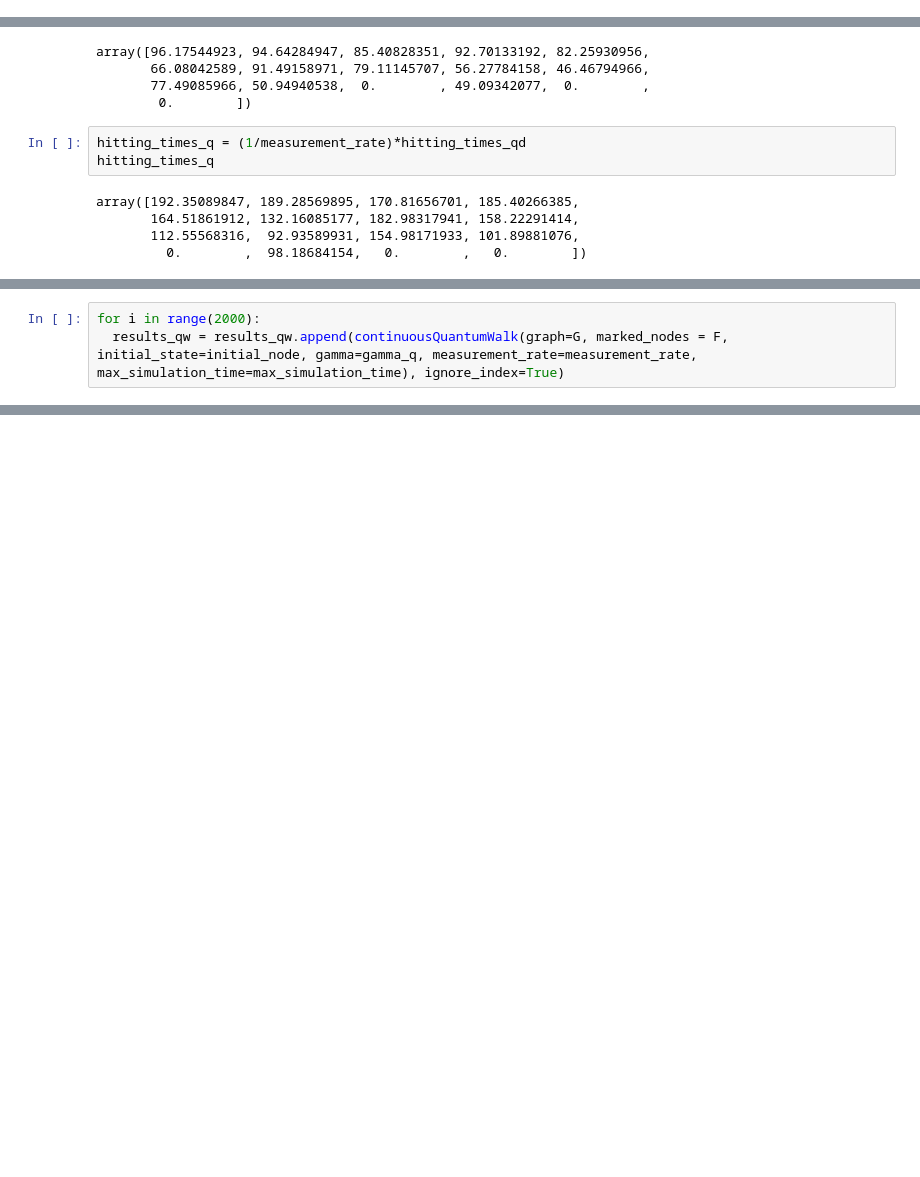
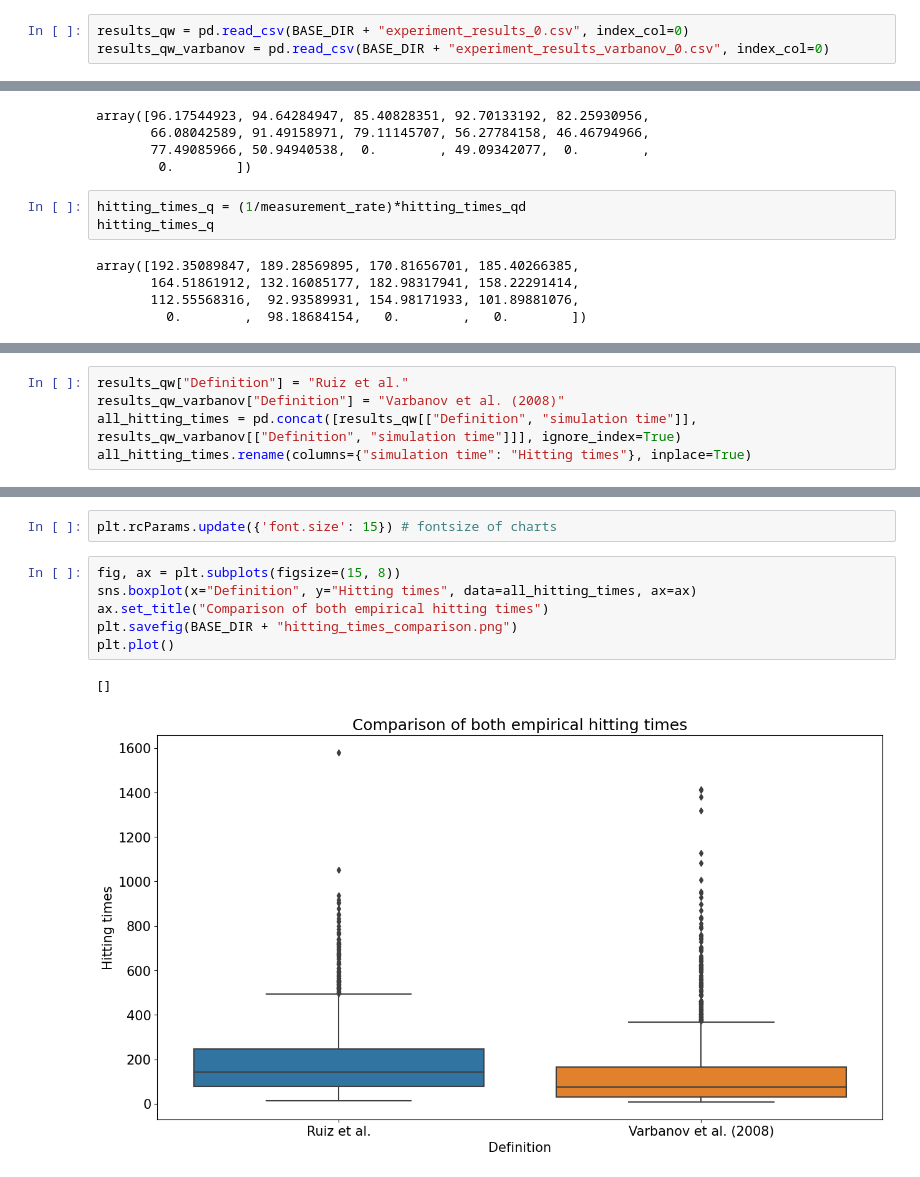
Before and after one commit to miguelruor/quantum_hitting_time, a Jupyter notebook: quantum_hitting_time.ipynb, the cells around one changed output, grey strips where cells are left out. Saved outputs shown, nothing was run; the diff lists cells and outputs as text; blank space fills up the shorter version.

```diff
--- a/quantum_hitting_time.ipynb
+++ b/quantum_hitting_time.ipynb
@@ -194,0 +264,3 @@ T.save("/content/drive/My Drive/Thesis/Code/newData/proof_concept/2d-grid-4-tran
+# %%
+results_qw = pd.read_csv(BASE_DIR + "experiment_results_0.csv", index_col=0)
+results_qw_varbanov = pd.read_csv(BASE_DIR + "experiment_results_varbanov_0.csv", index_col=0)
@@ -216,3 +324,0 @@ results_qw = pd.DataFrame()
-# %%
-for i in range(2000):
-  results_qw = results_qw.append(continuousQuantumWalk(graph=G, marked_nodes = F, initial_state=initial_node, gamma=gamma_q, measurement_rate=measurement_rate, max_simulation_time=max_simulation_time), ignore_index=True)
@@ -256,0 +363,5 @@ Standard deviation of hitting times: 155.6251541362211
+# %%
+results_qw["Definition"] = "Ruiz et al."
+results_qw_varbanov["Definition"] = "Varbanov et al. (2008)"
+all_hitting_times = pd.concat([results_qw[["Definition", "simulation time"]], results_qw_varbanov[["Definition", "simulation time"]]], ignore_index=True)
+all_hitting_times.rename(columns={"simulation time": "Hitting times"}, inplace=True)
@@ -256,0 +384,11 @@ Standard deviation of hitting times: 155.6251541362211
+# %%
+plt.rcParams.update({'font.size': 15}) # fontsize of charts
+# %%
+fig, ax = plt.subplots(figsize=(15, 8))
+sns.boxplot(x="Definition", y="Hitting times", data=all_hitting_times, ax=ax)
+ax.set_title("Comparison of both empirical hitting times")
+plt.savefig(BASE_DIR + "hitting_times_comparison.png")
+plt.plot()
+# %% [output]
+[]
+[figure, added]
```
Also changed, not shown: parts of 45 cells of this notebook, 23 other files.
